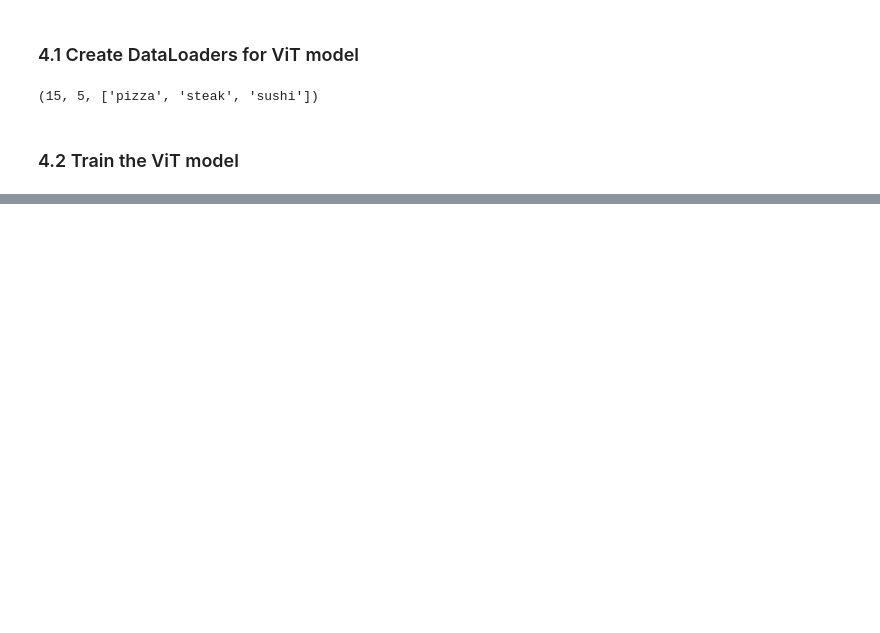
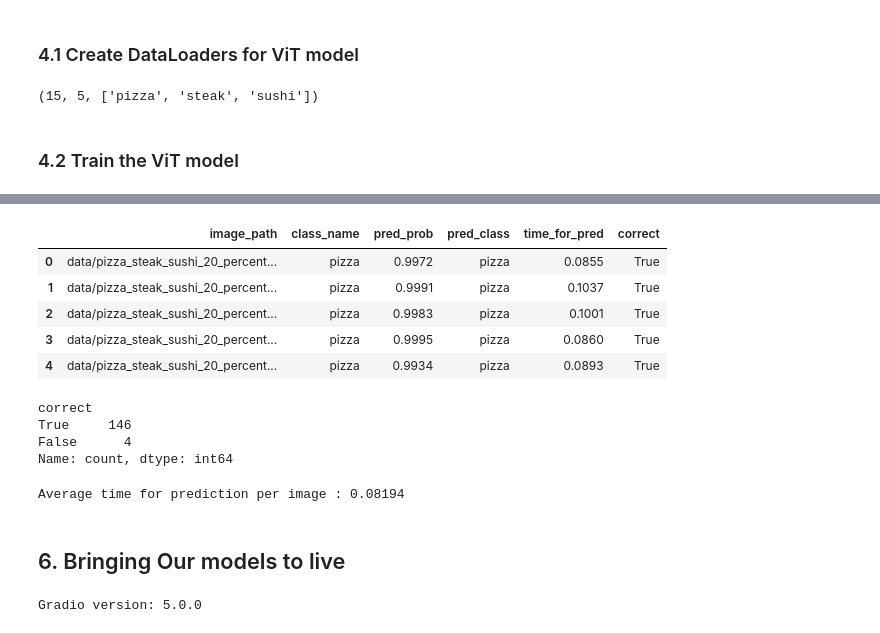
Before and after one commit to bpiaple/PyTorch-Course, a Jupyter notebook: 08_pytorch_model_depoyement/08_pytorch_model_depoyement.ipynb, the cells around one changed output, grey strips where cells are left out. Drawn from its saved outputs; the diff is of its cells as text; code cells hidden in the pictures; blank space fills up the shorter version.

```diff
--- a/08_pytorch_model_depoyement/08_pytorch_model_depoyement.ipynb
+++ b/08_pytorch_model_depoyement/08_pytorch_model_depoyement.ipynb
@@ -404,0 +607,5 @@ Epoch: 6 | train_loss: 0.1419 | train_acc: 0.9375 | test_loss: 0.1297 | test_acc
+# %%
+vit_predictions = make_prediction(test_data_paths,
+                                               vit,
+                                               vit_transforms,
+                                               class_names,)
@@ -404,0 +632,27 @@ Epoch: 6 | train_loss: 0.1419 | train_acc: 0.9375 | test_loss: 0.1297 | test_acc
+# %%
+import pandas as pd
+
+vit_predictions_df = pd.DataFrame(vit_predictions)
+
+vit_predictions_df.head()
+# %% [output]
+|  | image_path | class_name | pred_prob | pred_class | time_for_pred | correct |
+| 0 | data/pizza_steak_sushi_20_percent... | pizza | 0.9972 | pizza | 0.0855 | True |
+| 1 | data/pizza_steak_sushi_20_percent... | pizza | 0.9991 | pizza | 0.1037 | True |
+| 2 | data/pizza_steak_sushi_20_percent... | pizza | 0.9983 | pizza | 0.1001 | True |
+| 3 | data/pizza_steak_sushi_20_percent... | pizza | 0.9995 | pizza | 0.0860 | True |
+| 4 | data/pizza_steak_sushi_20_percent... | pizza | 0.9934 | pizza | 0.0893 | True |
+# %%
+# Check number of correct prediction
+vit_predictions_df.correct.value_counts()
+# %% [output]
+correct
+True     146
+False      4
+Name: count, dtype: int64
+# %%
+# Find the average time per prediction
+vit_average_time_prediction = round(vit_predictions_df.time_for_pred.mean(), 10)
+print(f"Average time for prediction per image : {vit_average_time_prediction}")
+# %% [output]
+Average time for prediction per image : 0.08194
@@ -404,0 +665,13 @@ Epoch: 6 | train_loss: 0.1419 | train_acc: 0.9375 | test_loss: 0.1297 | test_acc
+# %% [markdown]
+## 6. Bringing Our models to live
+# %%
+# Import/install Gradio
+try:
+    import gradio as gr
+except:
+    !pip -q install gradio
+    import gradio as gr
+
+print(f"Gradio version: {gr.__version__}")
+# %% [output]
+Gradio version: 5.0.0
```
Also changed, not shown: parts of 46 cells of this notebook, 9 other files.
